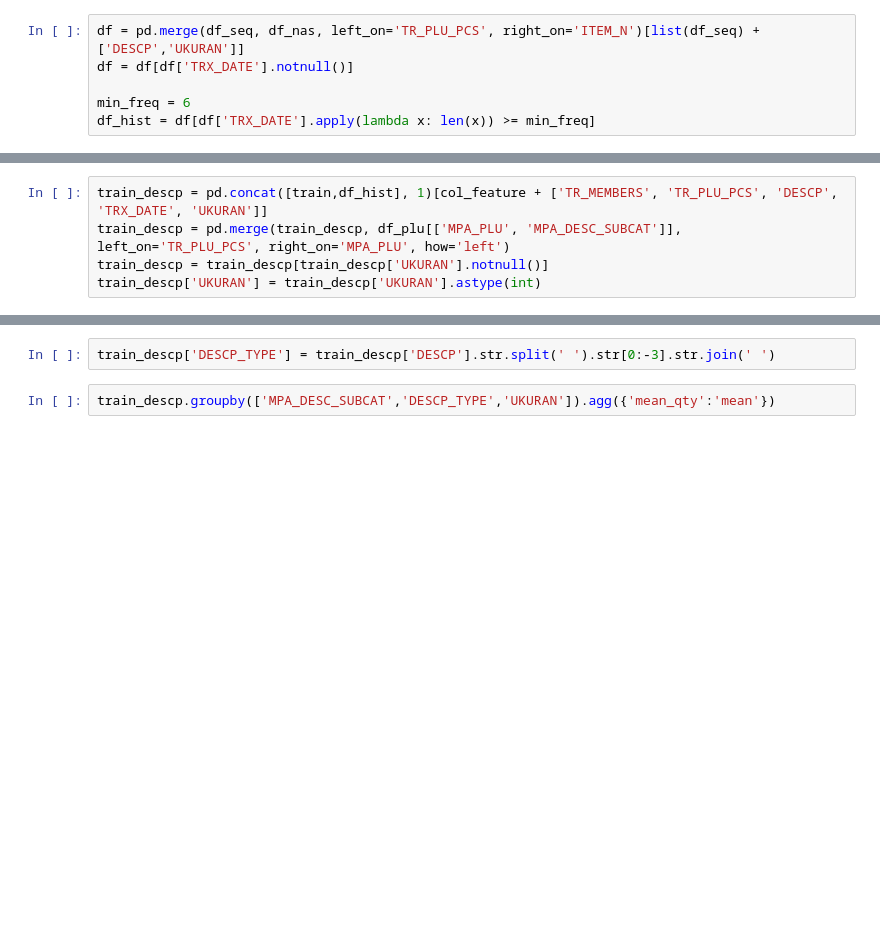
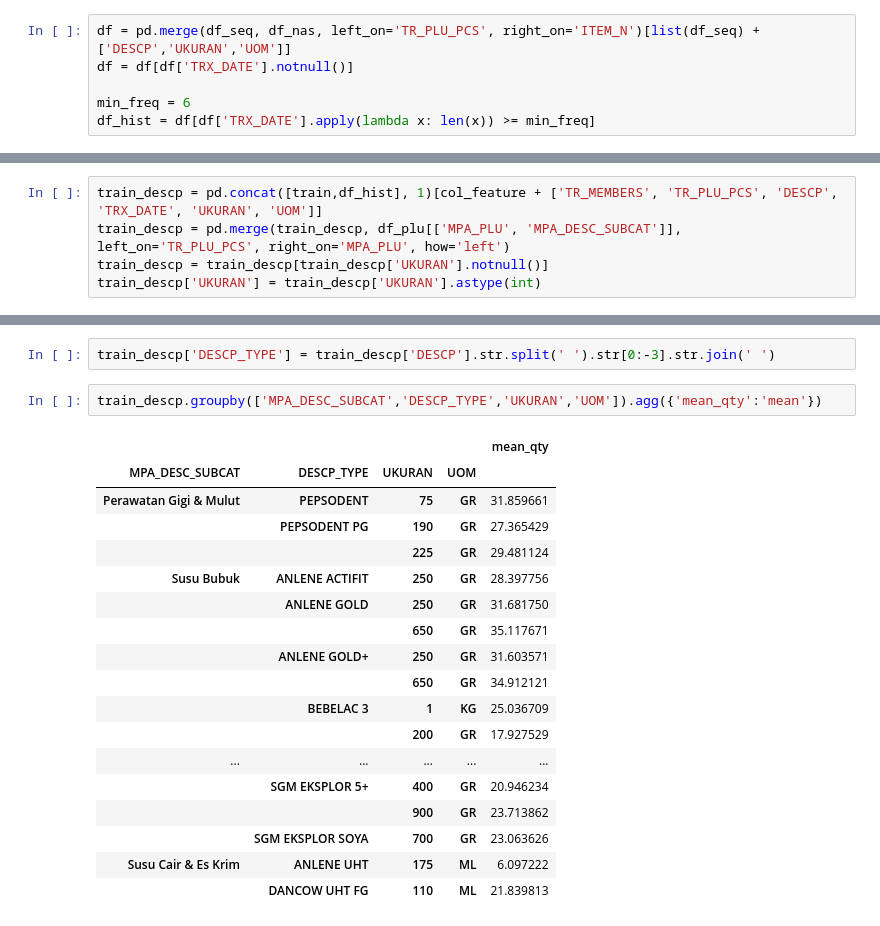
Before and after one commit to akhiyarwaladi/next_order_date, a Jupyter notebook: diff_between_order.ipynb, the cells around one changed output, grey strips where cells are left out. Drawn from its saved outputs; the diff is of its cells as text; blank space fills up the shorter version.

```diff
--- a/diff_between_order.ipynb
+++ b/diff_between_order.ipynb
@@ -81,5 +95,5 @@ df_nas.head()
 # %%
-df = pd.merge(df_seq, df_nas, left_on='TR_PLU_PCS', right_on='ITEM_N')[list(df_seq) + ['DESCP','UKURAN']]
+df = pd.merge(df_seq, df_nas, left_on='TR_PLU_PCS', right_on='ITEM_N')[list(df_seq) + ['DESCP','UKURAN','UOM']]
 df = df[df['TRX_DATE'].notnull()]
 
 min_freq = 6
@@ -160,7 +194,7 @@ train.head()
 #     watchlist = f.read().splitlines()
 #     df_watchlist = pd.DataFrame({'DESCP':watchlist})
 # %%
-train_descp = pd.concat([train,df_hist], 1)[col_feature + ['TR_MEMBERS', 'TR_PLU_PCS', 'DESCP', 'TRX_DATE', 'UKURAN']]
+train_descp = pd.concat([train,df_hist], 1)[col_feature + ['TR_MEMBERS', 'TR_PLU_PCS', 'DESCP', 'TRX_DATE', 'UKURAN', 'UOM']]
 train_descp = pd.merge(train_descp, df_plu[['MPA_PLU', 'MPA_DESC_SUBCAT']], left_on='TR_PLU_PCS', right_on='MPA_PLU', how='left')
 train_descp = train_descp[train_descp['UKURAN'].notnull()]
 train_descp['UKURAN'] = train_descp['UKURAN'].astype(int)
@@ -172,6 +206,25 @@ train_descp['UKURAN'] = train_descp['UKURAN'].astype(int)
 # %%
 train_descp['DESCP_TYPE'] = train_descp['DESCP'].str.split(' ').str[0:-3].str.join(' ')
 # %%
-train_descp.groupby(['MPA_DESC_SUBCAT','DESCP_TYPE','UKURAN']).agg({'mean_qty':'mean'})
+train_descp.groupby(['MPA_DESC_SUBCAT','DESCP_TYPE','UKURAN','UOM']).agg({'mean_qty':'mean'})
+# %% [output]
+|  |  |  |  | mean_qty |
+| MPA_DESC_SUBCAT | DESCP_TYPE | UKURAN | UOM |  |
+| Perawatan Gigi & Mulut | PEPSODENT | 75 | GR | 31.859661 |
+|  | PEPSODENT PG | 190 | GR | 27.365429 |
+|  |  | 225 | GR | 29.481124 |
+| Susu Bubuk | ANLENE ACTIFIT | 250 | GR | 28.397756 |
+|  | ANLENE GOLD | 250 | GR | 31.681750 |
+|  |  | 650 | GR | 35.117671 |
+|  | ANLENE GOLD+ | 250 | GR | 31.603571 |
+|  |  | 650 | GR | 34.912121 |
+|  | BEBELAC 3 | 1 | KG | 25.036709 |
+|  |  | 200 | GR | 17.927529 |
+| ... | ... | ... | ... | ... |
+|  | SGM EKSPLOR 5+ | 400 | GR | 20.946234 |
+|  |  | 900 | GR | 23.713862 |
+|  | SGM EKSPLOR SOYA | 700 | GR | 23.063626 |
+| Susu Cair & Es Krim | ANLENE UHT | 175 | ML | 6.097222 |
+|  | DANCOW UHT FG | 110 | ML | 21.839813 |
 # %%
 train_descp_cond = train_descp[train_descp['variance'] < 80]
```
Also changed, not shown: parts of 6 cells of this notebook.
